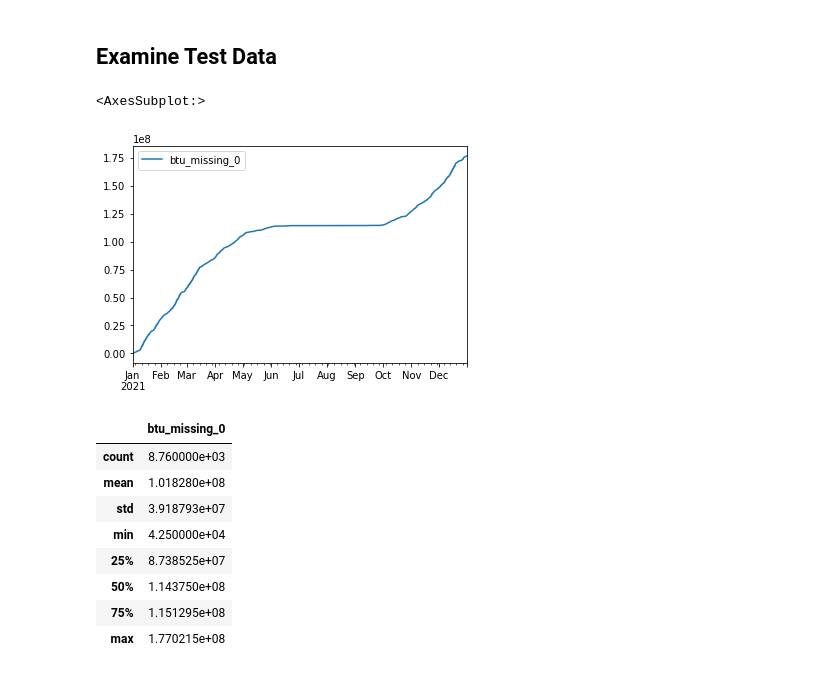
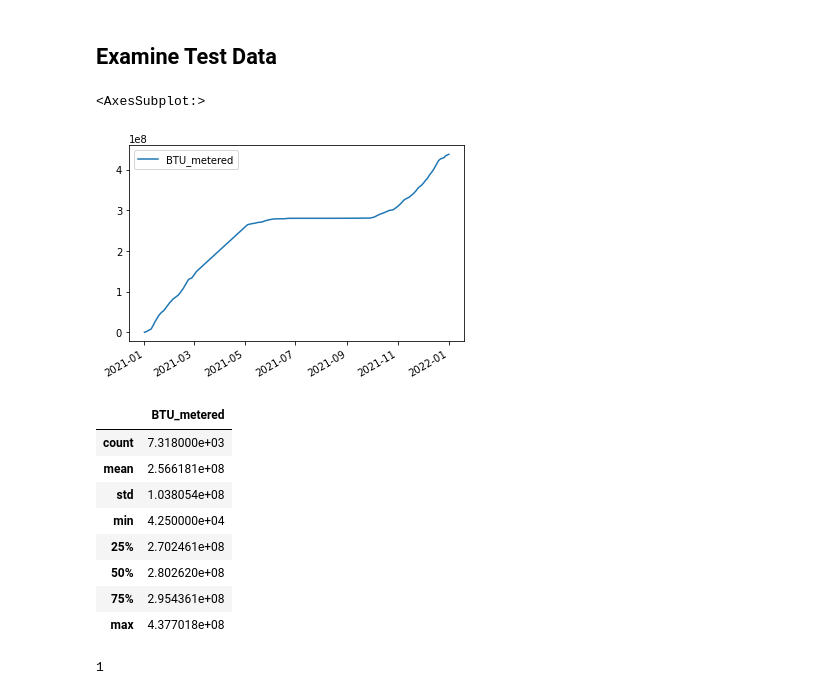
Before and after one commit to alanmitchell/heat-recovery-billing, a Jupyter notebook: heat_billing.ipynb, the cells around one changed output. Cells and saved outputs as stored; diff of their text form; code cells hidden in the pictures.

```diff
--- a/heat_billing.ipynb
+++ b/heat_billing.ipynb
@@ -179,20 +179,25 @@ parse('Oct 2021').strftime('%Y-%m-%d')
 # %%
 import pandas as pd
 # %%
-df = pd.read_pickle('test-data/missing_values.pkl', compression='bz2')
+df = pd.read_pickle('test-data/two_missing_months.pkl', compression='bz2')
 df.plot()
 # %% [output]
 <AxesSubplot:>
-[figure, old version]
+[figure, new version]
 # %%
 df.describe()
 # %% [output]
-|  | btu_missing_0 |
-| count | 8.760000e+03 |
-| mean | 1.018280e+08 |
-| std | 3.918793e+07 |
+|  | BTU_metered |
+| count | 7.318000e+03 |
+| mean | 2.566181e+08 |
+| std | 1.038054e+08 |
 | min | 4.250000e+04 |
-| 25% | 8.738525e+07 |
-| 50% | 1.143750e+08 |
-| 75% | 1.151295e+08 |
-| max | 1.770215e+08 |
+| 25% | 2.702461e+08 |
+| 50% | 2.802620e+08 |
+| 75% | 2.954361e+08 |
+| max | 4.377018e+08 |
+# %%
+from datetime import datetime
+datetime.now().month
+# %% [output]
+1
```
Also changed, not shown: 6 other files.
